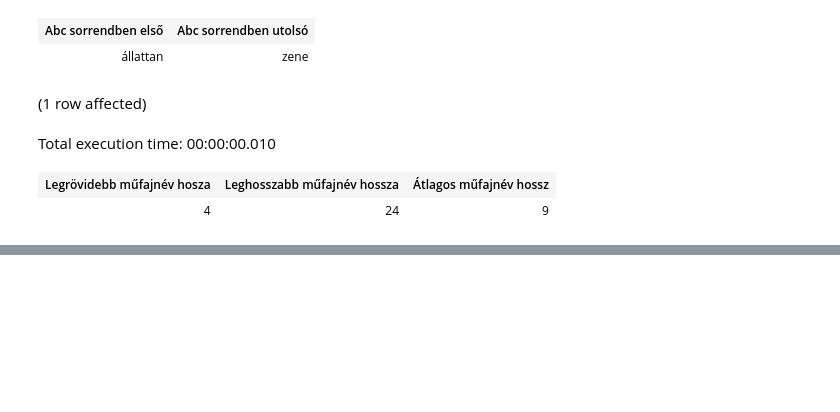
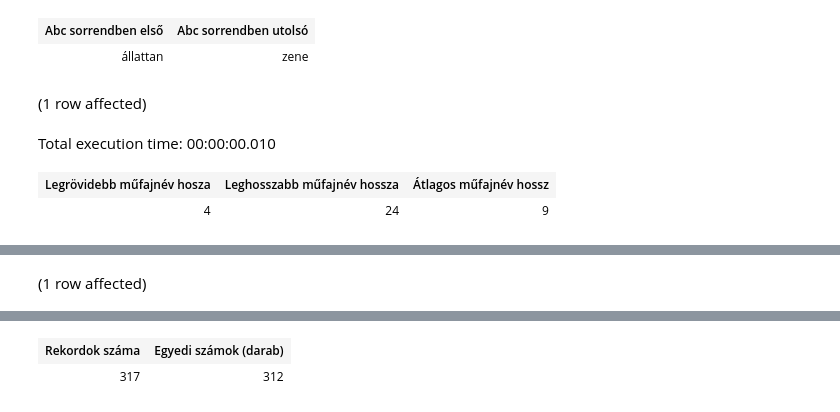
Before and after one commit to marinatoth/db_sql, a Jupyter notebook: hazi_adatprofilozas.ipynb, the cells around one changed output, grey strips where cells are left out. Drawn from its saved outputs; the diff is of its cells as text; code cells hidden in the pictures; blank space fills up the shorter version.

```diff
--- a/hazi_adatprofilozas.ipynb
+++ b/hazi_adatprofilozas.ipynb
@@ -132,0 +186,7 @@ Total execution time: 00:00:00.010
+# %%
+SELECT count(*) as 'Rekordok száma',
+COUNT(DISTINCT szam) as 'Egyedi számok (darab)'
+FROM dvd
+WHERE szam IS NOT NULL
+# %% [output]
+(1 row affected)
@@ -132,0 +194,2 @@ Total execution time: 00:00:00.010
+| Rekordok száma | Egyedi számok (darab) |
+| 317 | 312 |
```
Also changed, not shown: parts of 4 cells of this notebook.
